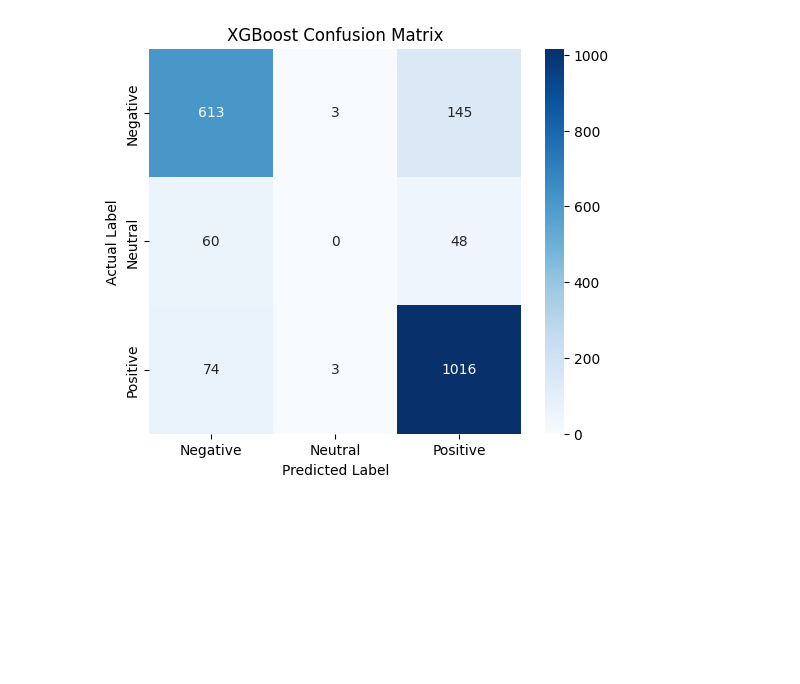
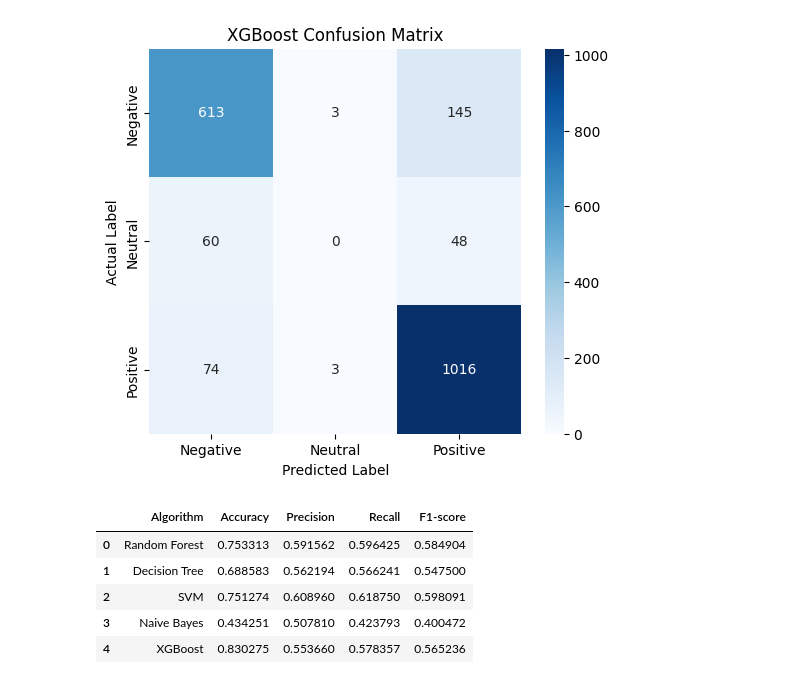
Before and after one commit to latifahaljurayyan/insightApp, a Jupyter notebook: GP2__2_BoW.ipynb, the cells around one changed output. Cells and saved outputs as stored; diff of their text form; code cells hidden in the pictures; blank space fills up the shorter version.

```diff
--- a/GP2__2_BoW.ipynb
+++ b/GP2__2_BoW.ipynb
@@ -589,6 +591,40 @@ plt.title("XGBoost Confusion Matrix")
 plt.show()
 # %% [output]
 [figure]
+# %%
+import pandas as pd
+from sklearn.metrics import accuracy_score, precision_score, recall_score, f1_score
+
+model_results = {
+    "Algorithm": [],
+    "Accuracy": [],
+    "Precision": [],
+    "Recall": [],
+    "F1-score": []
+}
+
+def add_results(name, y_true, y_pred):
+    model_results["Algorithm"].append(name)
+    model_results["Accuracy"].append(accuracy_score(y_true, y_pred))
+    model_results["Precision"].append(precision_score(y_true, y_pred, average='macro'))
+    model_results["Recall"].append(recall_score(y_true, y_pred, average='macro'))
+    model_results["F1-score"].append(f1_score(y_true, y_pred, average='macro'))
+
+add_results("Random Forest", y_test, rf_predictions)
+add_results("Decision Tree", y_test, y_pred)
+add_results("SVM", y_test, y_pred_SVM)
+add_results("Naive Bayes", y_test, y_pred_nb)
+add_results("XGBoost", y_test_encoded, y_pred_xgb)
+
+results_df = pd.DataFrame(model_results)
+results_df
+# %% [output]
+|  | Algorithm | Accuracy | Precision | Recall | F1-score |
+| 0 | Random Forest | 0.753313 | 0.591562 | 0.596425 | 0.584904 |
+| 1 | Decision Tree | 0.688583 | 0.562194 | 0.566241 | 0.547500 |
+| 2 | SVM | 0.751274 | 0.608960 | 0.618750 | 0.598091 |
+| 3 | Naive Bayes | 0.434251 | 0.507810 | 0.423793 | 0.400472 |
+| 4 | XGBoost | 0.830275 | 0.553660 | 0.578357 | 0.565236 |
 # %%
 import pandas as pd
 import matplotlib.pyplot as plt
```
Also changed, not shown: parts of 4 cells of this notebook.
